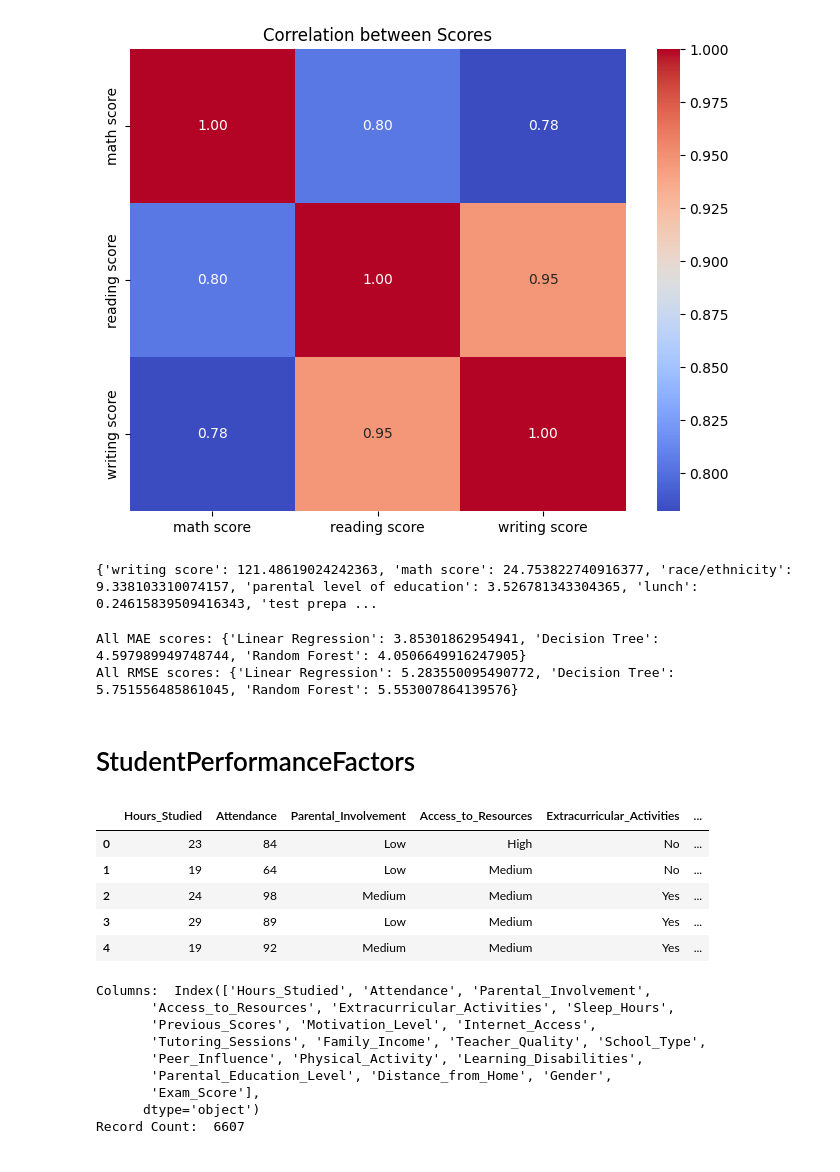
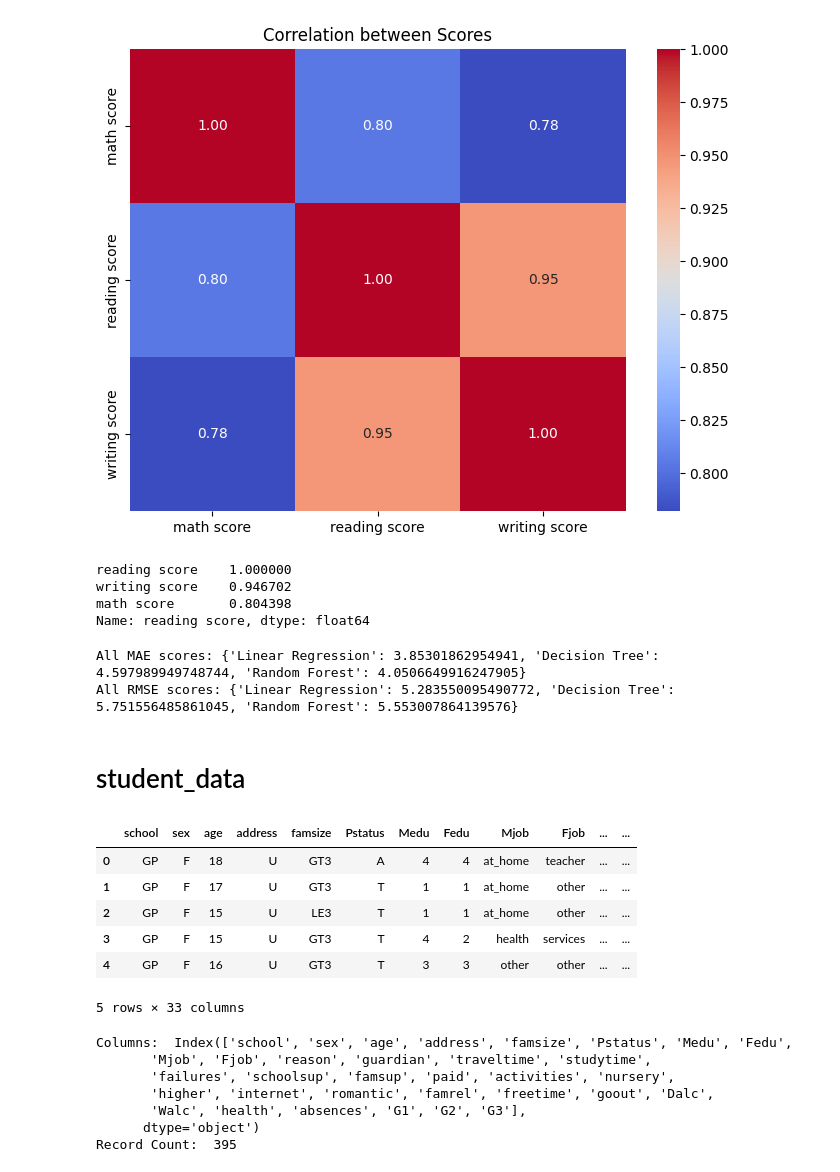
Before and after one commit to Lois-Lanctot/student-performance-analysis, a Jupyter notebook: student_performance_analysis.ipynb, the cells around one changed output. Drawn from its saved outputs; the diff is of its cells as text; code cells hidden in the pictures.

```diff
--- a/student_performance_analysis.ipynb
+++ b/student_performance_analysis.ipynb
@@ -159,22 +164,32 @@ plt.show()
 target = 'reading score'
 categorical_features = ['gender', 'race/ethnicity', 'parental level of education', 'lunch', 'test preparation course', 'writing score', 'math score']
 
-correlation_results = {}
+# correlation_results = {}
 
-for feature in categorical_features:
-    if exams_df[feature].nunique() == 2:
-        exams_df[feature] = exams_df[feature].astype('category').cat.codes
-        correlation, _ = pointbiserialr(exams_df[feature], exams_df[target])
-        correlation_results[feature] = abs(correlation)
-    else:
-        groups = [exams_df[target][exams_df[feature] == category] for category in exams_df[feature].unique()]
-        f_stat, _ = f_oneway(*groups)
-        correlation_results[feature] = f_stat
+# for feature in categorical_features:
+#     if exams_df[feature].nunique() == 2:
+#         exams_df[feature] = exams_df[feature].astype('category').cat.codes
+#         correlation, _ = pointbiserialr(exams_df[feature], exams_df[target])
+#         correlation_results[feature] = abs(correlation)
+#     else:
+#         groups = [exams_df[target][exams_df[feature] == category] for category in exams_df[feature].unique()]
+#         f_stat, _ = f_oneway(*groups)
+#         correlation_results[feature] = f_stat
 
-correlation_results = dict(sorted(correlation_results.items(), key=lambda item: item[1], reverse=True))
-print(correlation_results)
+# correlation_results = dict(sorted(correlation_results.items(), key=lambda item: item[1], reverse=True))
+# print(correlation_results)
+
+numerical_data = exams_df.select_dtypes(include=['float64', 'int64'])
+
+correlation_matrix = numerical_data.corr()
+
+correlation = correlation_matrix['reading score'].abs().sort_values(ascending=False)
+print(correlation)
 # %% [output]
-{'writing score': 121.48619024242363, 'math score': 24.753822740916377, 'race/ethnicity': 9.338103310074157, 'parental level of education': 3.526781343304365, 'lunch': 0.24615839509416343, 'test prepa ...
+reading score    1.000000
+writing score    0.946702
+math score       0.804398
+Name: reading score, dtype: float64
 # %%
 # select features
 features = ['race/ethnicity', 'parental level of education', 'math score', 'reading score']
@@ -234,31 +249,30 @@ print("All RMSE scores:", rmse_scores)
 All MAE scores: {'Linear Regression': 3.85301862954941, 'Decision Tree': 4.597989949748744, 'Random Forest': 4.0506649916247905}
 All RMSE scores: {'Linear Regression': 5.283550095490772, 'Decision Tree': 5.751556485861045, 'Random Forest': 5.553007864139576}
 # %% [markdown]
-# StudentPerformanceFactors
+# student_data
 # %%
-large_df = pd.read_csv("/content/StudentPerformanceFactors.csv") # some missing values
+large_df = pd.read_csv("/content/student_data.csv")
 large_df.head()
 # %% [output]
-|  | Hours_Studied | Attendance | Parental_Involvement | Access_to_Resources | Extracurricular_Activities | ... |
-| 0 | 23 | 84 | Low | High | No | ... |
-| 1 | 19 | 64 | Low | Medium | No | ... |
-| 2 | 24 | 98 | Medium | Medium | Yes | ... |
-| 3 | 29 | 89 | Low | Medium | Yes | ... |
-| 4 | 19 | 92 | Medium | Medium | Yes | ... |
+|  | school | sex | age | address | famsize | Pstatus | Medu | Fedu | Mjob | Fjob | ... | ... |
+| 0 | GP | F | 18 | U | GT3 | A | 4 | 4 | at_home | teacher | ... | ... |
+| 1 | GP | F | 17 | U | GT3 | T | 1 | 1 | at_home | other | ... | ... |
+| 2 | GP | F | 15 | U | LE3 | T | 1 | 1 | at_home | other | ... | ... |
+| 3 | GP | F | 15 | U | GT3 | T | 4 | 2 | health | services | ... | ... |
+| 4 | GP | F | 16 | U | GT3 | T | 3 | 3 | other | other | ... | ... |
+5 rows × 33 columns
 # %%
 # large_df.info()
 print("Columns: ", large_df.columns)
 print("Record Count: ", len(large_df))
 # %% [output]
-Columns:  Index(['Hours_Studied', 'Attendance', 'Parental_Involvement',
-       'Access_to_Resources', 'Extracurricular_Activities', 'Sleep_Hours',
-       'Previous_Scores', 'Motivation_Level', 'Internet_Access',
-       'Tutoring_Sessions', 'Family_Income', 'Teacher_Quality', 'School_Type',
-       'Peer_Influence', 'Physical_Activity', 'Learning_Disabilities',
-       'Parental_Education_Level', 'Distance_from_Home', 'Gender',
-       'Exam_Score'],
+Columns:  Index(['school', 'sex', 'age', 'address', 'famsize', 'Pstatus', 'Medu', 'Fedu',
+       'Mjob', 'Fjob', 'reason', 'guardian', 'traveltime', 'studytime',
+       'failures', 'schoolsup', 'famsup', 'paid', 'activities', 'nursery',
+       'higher', 'internet', 'romantic', 'famrel', 'freetime', 'goout', 'Dalc',
+       'Walc', 'health', 'absences', 'G1', 'G2', 'G3'],
       dtype='object')
-Record Count:  6607
+Record Count:  395
 # %%
 print(large_df.isnull().sum())
 # %% [output]
```
Also changed, not shown: parts of 11 cells of this notebook.
